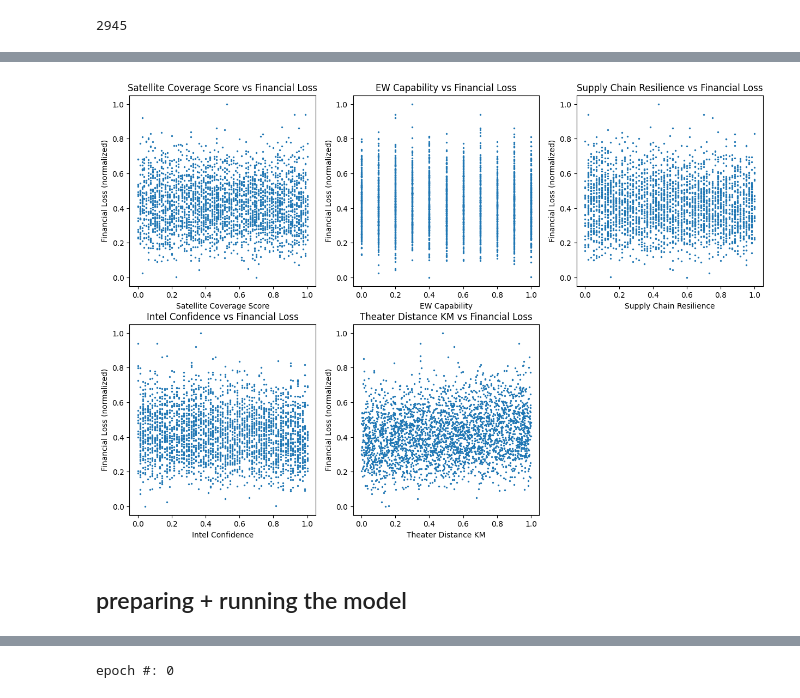
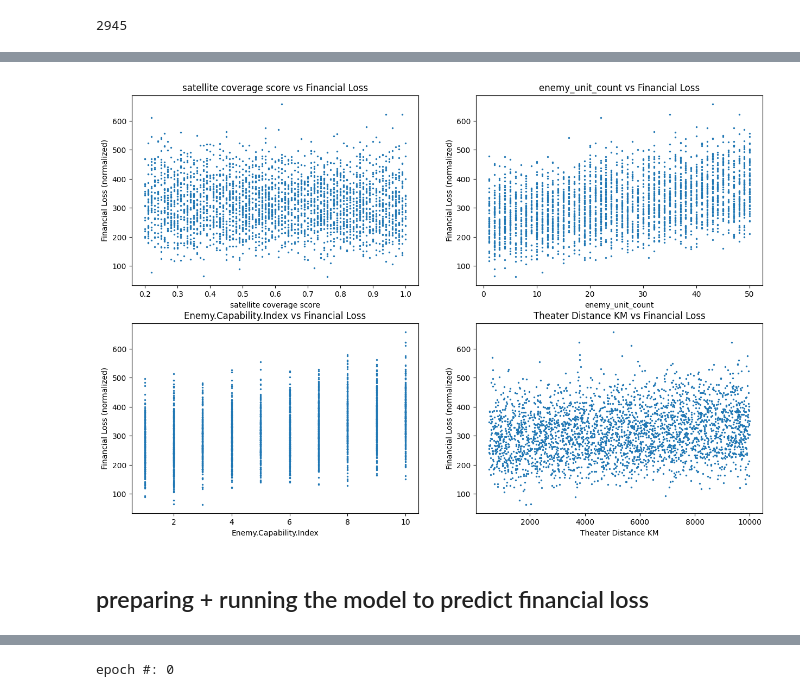
Before and after one commit to schiffman-ben/UNH-Hackathon-2026-Group-3, a Jupyter notebook: notebooks/surrogate_model_nn.ipynb, the cells around one changed output, grey strips where cells are left out. Cells and saved outputs as stored; diff of their text form; code cells hidden in the pictures.

```diff
--- a/notebooks/surrogate_model_nn.ipynb
+++ b/notebooks/surrogate_model_nn.ipynb
@@ -192,24 +174,20 @@ len(actual_days_to_stabilizations), len(financial_loss_musds)
 # %%
-# plot input vs output for each input variable
+# plot input vs output for some input variables
 input_names = [
-    'Satellite Coverage Score',
-    'EW Capability',
-    'Supply Chain Resilience',
-    'Intel Confidence',
+    'satellite coverage score',
+    'enemy_unit_count',
+    'Enemy.Capability.Index',
     'Theater Distance KM'
 ]
-fig, axes = plt.subplots(2, 3, figsize=(15, 10))
+fig, axes = plt.subplots(2, 2, figsize=(15, 10))
 axes = axes.flatten()
 
 for i, ax in enumerate(axes):
-    if i < 5:
-        ax.scatter(inputs[i], output, s=2)
-        ax.set_xlabel(input_names[i])
-        ax.set_ylabel("Financial Loss (normalized)")
-        ax.set_title(f"{input_names[i]} vs Financial Loss")
-    else:
-        ax.axis('off')
+    ax.scatter(df[input_names[i]], output, s=2)
+    ax.set_xlabel(input_names[i])
+    ax.set_ylabel("Financial Loss (normalized)")
+    ax.set_title(f"{input_names[i]} vs Financial Loss")
 # %% [output]
-[figure, old version]
+[figure, new version]
 # %% [markdown]
-## preparing + running the model
+## preparing + running the model to predict financial loss
```
Also changed, not shown: parts of 13 cells of this notebook, 1 other file.
